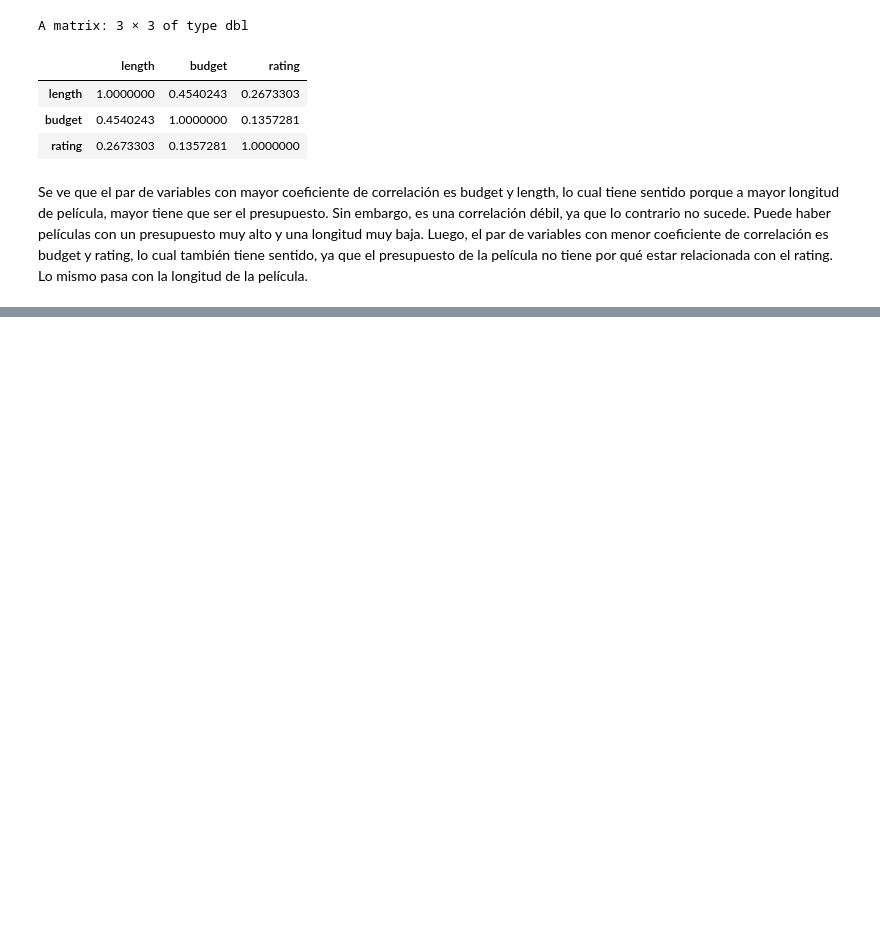
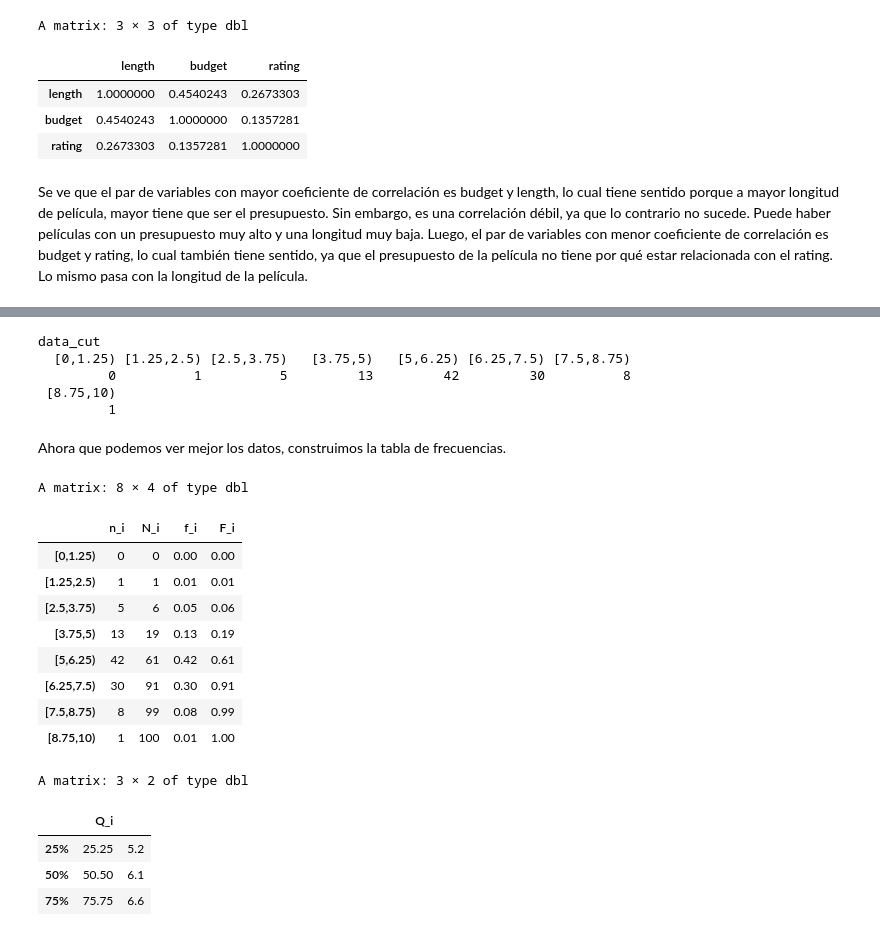
Before and after one commit to jnegrete2005/statistics_prac, a Jupyter notebook: practica.ipynb, the cells around one changed output, grey strips where cells are left out. Drawn from its saved outputs; the diff is of its cells as text; code cells hidden in the pictures; blank space fills up the shorter version.

```diff
--- a/practica.ipynb
+++ b/practica.ipynb
@@ -110,0 +164,49 @@ Luego, el par de variables con menor coeficiente de correlación es budget y rat
+# %%
+data_cut <- cut(data$rating, breaks = c(0, 1.25, 2.5, 3.75, 5, 6.25, 7.5, 8.75, 10), right = FALSE)
+table(data_cut)
+# %% [output]
+data_cut
+  [0,1.25) [1.25,2.5) [2.5,3.75)   [3.75,5)   [5,6.25) [6.25,7.5) [7.5,8.75)
+         0          1          5         13         42         30          8
+ [8.75,10)
+         1
+# %% [markdown]
+Ahora que podemos ver mejor los datos, construimos la tabla de frecuencias.
+# %%
+table <- cbind(
+  n_i = table(data_cut),
+  N_i = cumsum(table(data_cut)),
+  f_i = table(data_cut) / length(data$rating),
+  F_i = cumsum(table(data_cut)) / length(data$rating)
+)
+
+table
+
+n <- length(data$rating)
+
+Q_1 <- (n + 1) * 0.25
+Q_2 <- (n + 1) * 0.5
+Q_3 <- (n + 1) * 0.75
+
+# Make a table with the quantiles
+quantiles <- cbind(
+  Q_i = c(Q_1, Q_2, Q_3),
+  quantile(data$rating, c(0.25, 0.5, 0.75))
+)
+quantiles
+# %% [output]
+A matrix: 8 × 4 of type dbl
+|  | n_i | N_i | f_i | F_i |
+| [0,1.25) | 0 | 0 | 0.00 | 0.00 |
+| [1.25,2.5) | 1 | 1 | 0.01 | 0.01 |
+| [2.5,3.75) | 5 | 6 | 0.05 | 0.06 |
+| [3.75,5) | 13 | 19 | 0.13 | 0.19 |
+| [5,6.25) | 42 | 61 | 0.42 | 0.61 |
+| [6.25,7.5) | 30 | 91 | 0.30 | 0.91 |
+| [7.5,8.75) | 8 | 99 | 0.08 | 0.99 |
+| [8.75,10) | 1 | 100 | 0.01 | 1.00 |
+A matrix: 3 × 2 of type dbl
+|  | Q_i |  |
+| 25% | 25.25 | 5.2 |
+| 50% | 50.50 | 6.1 |
+| 75% | 75.75 | 6.6 |
```
Also changed, not shown: parts of 18 cells of this notebook.
